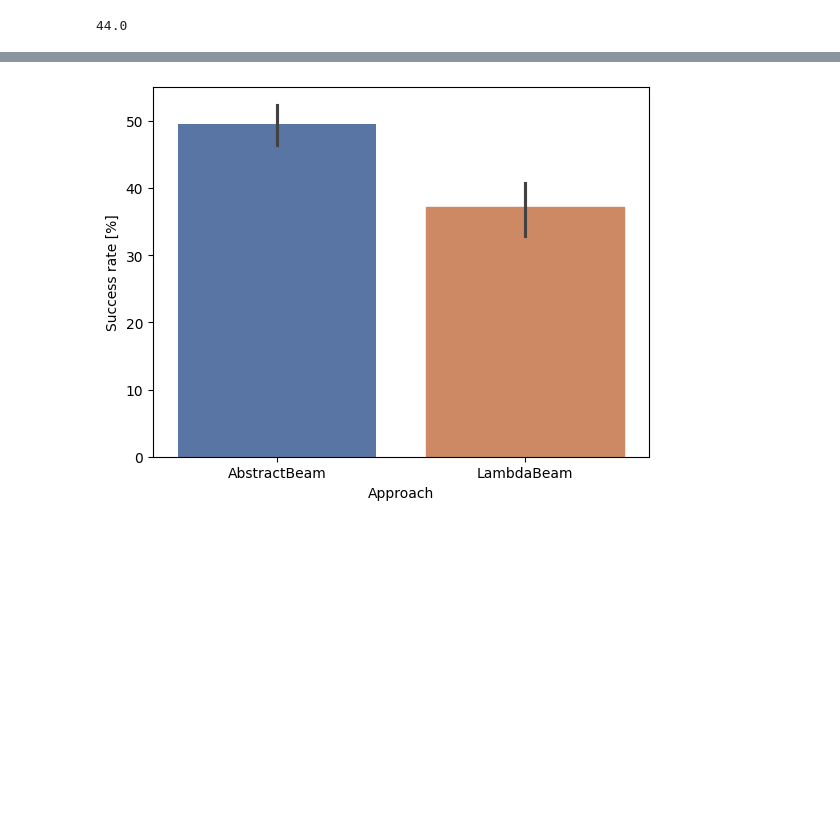
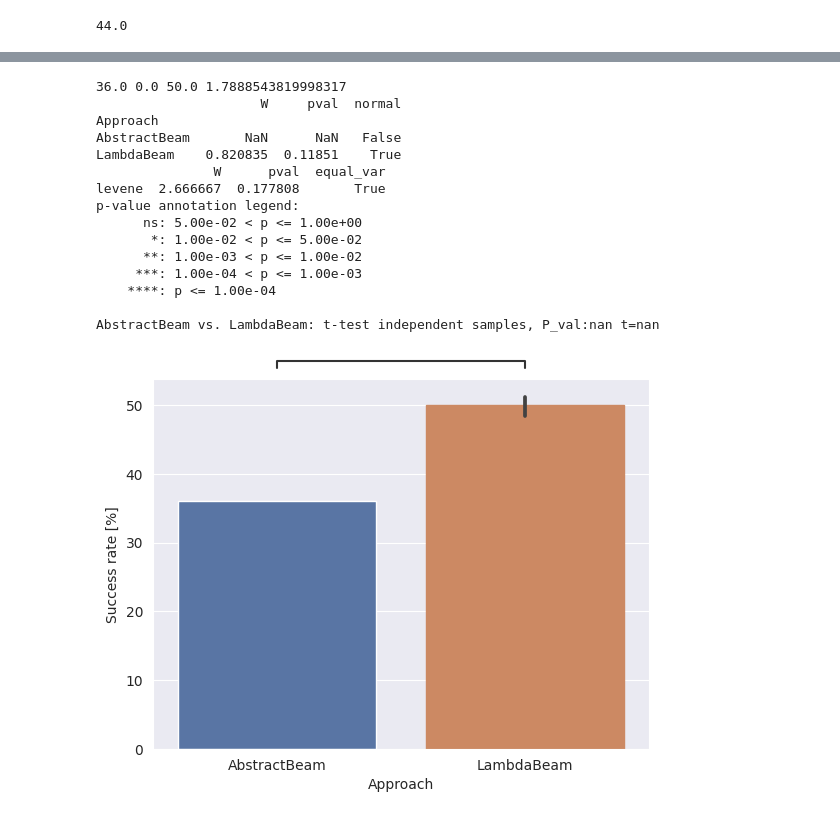
Before and after one commit to jzenkner/AbstractBeam, a Jupyter notebook: docs/results.ipynb, the cells around one changed output, grey strips where cells are left out. Drawn from its saved outputs; the diff is of its cells as text; code cells hidden in the pictures; blank space fills up the shorter version.

```diff
--- a/docs/results.ipynb
+++ b/docs/results.ipynb
@@ -27,5 +27,5 @@ approach = "abstractbeam"
 # %%
-with open(parent_path + f"{approach}/models{run}/model-best-valid.ckpt", "rb") as f:
+with open(parent_path + f"{approach}/ogdomain/models{run}/model-latest.ckpt", "rb") as f:
     ckpt = torch.load(f)  # , map_location=torch.device("mps"))
 # %%
 inventions = ckpt["inventions"]
@@ -49,5 +45,5 @@ now: [-1, 1, 0]
 # %%
-with open(parent_path + f"{approach}/results{run}/run_1.json", "rb") as json_file:
+with open(parent_path + f"{approach}/ogdomain/results{run}/run_1.json", "rb") as json_file:
     results = json.load(json_file)
 solutions = [ele for ele in results["results"] if ele["success"]]
 len(solutions) / len(results["results"]) * 100
@@ -103,26 +128,50 @@ print(max(df["AbstractBeam"]), max(df["LambdaBeam"]))
 # %%
-path = "../neurips/abstractbeam/eval/handwritten/"
+path = f"../neurips/abstractbeam/eval/fold2/{testset}/"
 succ_ab = []
 for e, file_path in enumerate(os.listdir(path)):
     with open(path + file_path) as f:
-        results = json.load(f)["num_tasks_solved"]
-    succ_ab.append(results / 50 * 100)
+        results = json.load(f)
+        l = len(results["results"])
+        results = results["num_tasks_solved"]
+    succ_ab.append(results / l * 100)
 
 sns.set_palette("deep")
-path = "../neurips/lambdabeam/eval/handwritten/"
+path = f"../neurips/lambdabeam/eval/{testset}/"
 succ_lb = []
 for e, file_path in enumerate(os.listdir(path)):
     with open(path + file_path) as f:
         results = json.load(f)["num_tasks_solved"]
-    succ_ab.append(results / 50 * 100)
+    succ_lb.append(results / l * 100)
+print(np.mean(succ_ab), np.std(succ_ab), np.mean(succ_lb), np.std(succ_lb))
+df = pd.DataFrame.from_dict(
+    {"Success rate [%]": succ_ab + succ_lb, "Approach": ["AbstractBeam"] * len(succ_ab) + ["LambdaBeam"] * len(succ_lb)})
+ax = sns.barplot(data=df, x="Approach", y="Success rate [%]")
+ax.patches[1].set_color(sns.color_palette(desat=0.75)[1])
 
-df = pd.DataFrame.from_dict(
-    {"Success rate [%]": succ_ab + succ_lb, "Approach": ["AbstractBeam"] * 5 + ["LambdaBeam"] * 5})
-ax = sns.barplot(df, x="Approach", y="Success rate [%]")
-ax.patches[1].set_color(sns.color_palette(desat=0.75)[1])
-# save_plot(plot_path, "performance_fold1", plt.gcf())
+print(normality(df, dv="Success rate [%]", group="Approach"))
+print(homoscedasticity(df, dv="Success rate [%]", group="Approach"))
+
+annotator = Annotator(ax, [("AbstractBeam", "LambdaBeam")], data=df, x="Approach", y="Success rate [%]")
+annotator.configure(test='t-test_ind', text_format='star', loc='outside')
+a = annotator.apply_and_annotate()
+# save_plot(plot_path, f"performance_{testset}", plt.gcf())
 # %% [output]
+36.0 0.0 50.0 1.7888543819998317
+                     W     pval  normal
+Approach
+AbstractBeam       NaN      NaN   False
+LambdaBeam    0.820835  0.11851    True
+               W      pval  equal_var
+levene  2.666667  0.177808       True
+p-value annotation legend:
+      ns: 5.00e-02 < p <= 1.00e+00
+       *: 1.00e-02 < p <= 5.00e-02
+      **: 1.00e-03 < p <= 1.00e-02
+     ***: 1.00e-04 < p <= 1.00e-03
+    ****: p <= 1.00e-04
+
+AbstractBeam vs. LambdaBeam: t-test independent samples, P_val:nan t=nan
-[figure, old version]
+[figure, new version]
 # %%
 from crossbeam.data.deepcoder.solution_weight import solution_weight
 def load_and_process_results(file_paths, path, key="elapsed_time"):
```
Also changed, not shown: parts of 18 cells of this notebook, 10 other files.
